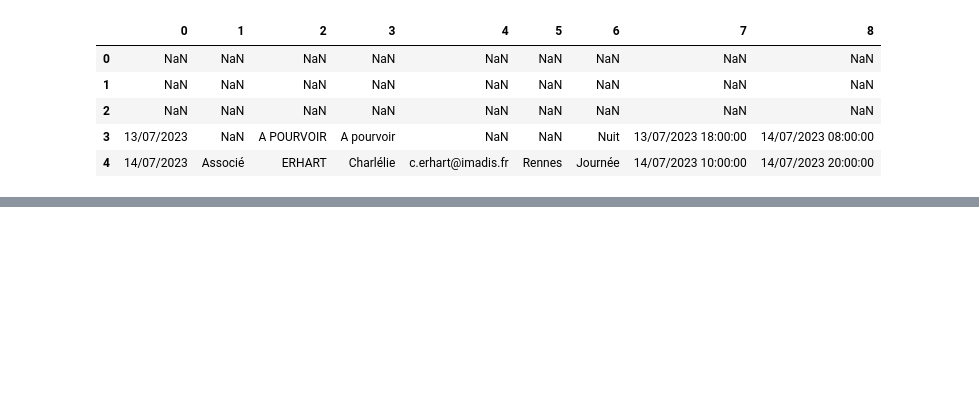
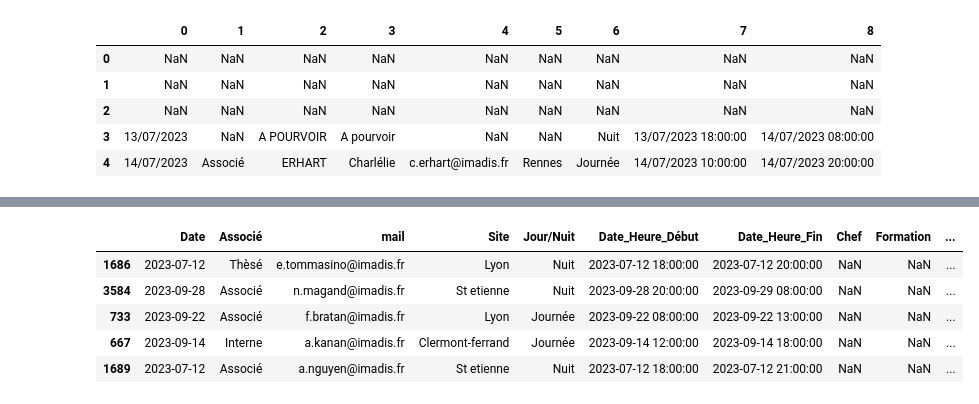
Before and after one commit to DeboraMandon/PoleMed_BDD, a Jupyter notebook: 3bis_Création_data_prochain_TDG.ipynb, the cells around one changed output, grey strips where cells are left out. Saved outputs shown, nothing was run; the diff lists cells and outputs as text; code cells hidden in the pictures; blank space fills up the shorter version.

```diff
--- a/3bis_Création_data_prochain_TDG.ipynb
+++ b/3bis_Création_data_prochain_TDG.ipynb
@@ -213,0 +225,25 @@ concatenated_df.to_excel('data_prochainTDG.xlsx', index=False)
+# %%
+data['Nom_Prenom']=data['Nom_Prenom'].str.upper()
+
+data['Associé']=data['Associé'].fillna('Remplaçant')
+data['Date_Heure_Fin'] = pd.to_datetime(data['Date_Heure_Fin'])
+data['Date_Heure_Début'] = pd.to_datetime(data['Date_Heure_Début'])
+
+data['Durée'] = data['Date_Heure_Fin'] - data['Date_Heure_Début']
+data=data.drop_duplicates(subset=['Nom_Prenom', 'Date', 'Horaire'], keep='last')
+data['Durée']=data['Durée'].astype(str)
+data['Durée']=data['Durée'].str.split().str[2]
+#data['Durée'] = data['Durée'].str.replace("+ ", "")
+data['Durée'] = data['Durée'].str.replace("+", "")
+data['Durée'] = pd.to_timedelta(data['Durée'])
+
+# Calculez la durée en heures décimales
+data['Durée'] = data['Durée'].dt.total_seconds() / 3600
+data.sample(5)
+# %% [output]
+|  | Date | Associé | mail | Site | Jour/Nuit | Date_Heure_Début | Date_Heure_Fin | Chef | Formation | ... |
+| 1686 | 2023-07-12 | Thèsé | e.tommasino@imadis.fr | Lyon | Nuit | 2023-07-12 18:00:00 | 2023-07-12 20:00:00 | NaN | NaN | ... |
+| 3584 | 2023-09-28 | Associé | n.magand@imadis.fr | St etienne | Nuit | 2023-09-28 20:00:00 | 2023-09-29 08:00:00 | NaN | NaN | ... |
+| 733 | 2023-09-22 | Associé | f.bratan@imadis.fr | Lyon | Journée | 2023-09-22 08:00:00 | 2023-09-22 13:00:00 | NaN | NaN | ... |
+| 667 | 2023-09-14 | Interne | a.kanan@imadis.fr | Clermont-ferrand | Journée | 2023-09-14 12:00:00 | 2023-09-14 18:00:00 | NaN | NaN | ... |
+| 1689 | 2023-07-12 | Associé | a.nguyen@imadis.fr | St etienne | Nuit | 2023-07-12 18:00:00 | 2023-07-12 21:00:00 | NaN | NaN | ... |
```
Also changed, not shown: parts of 20 cells of this notebook.
